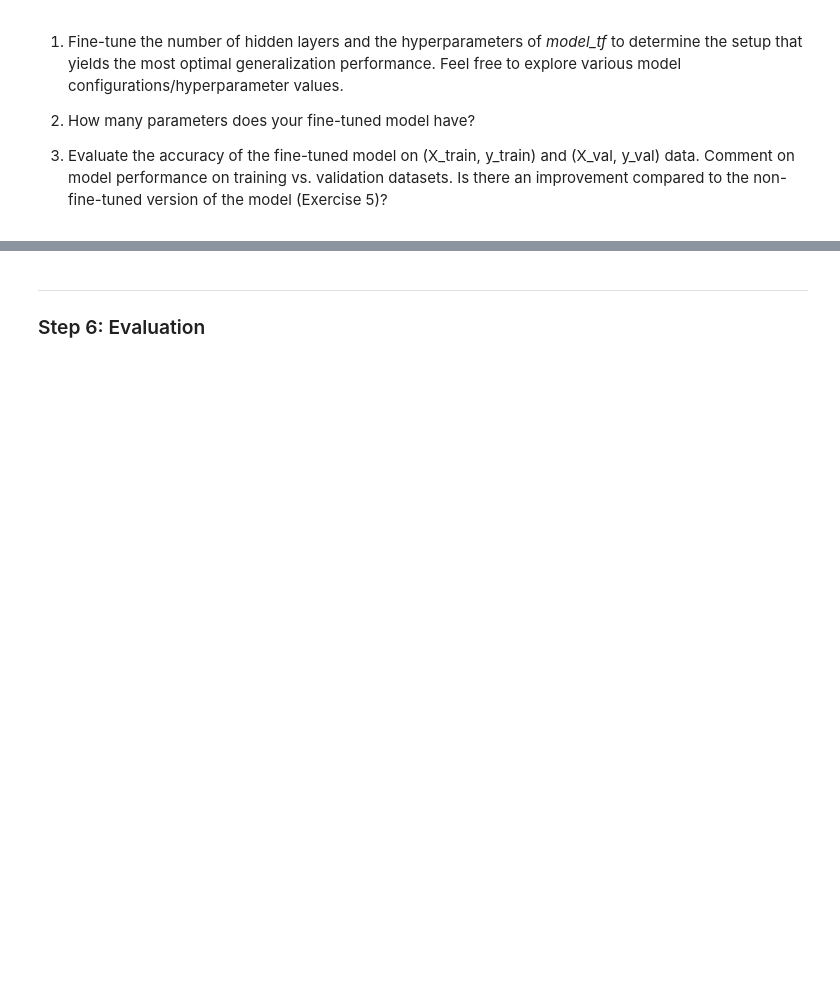
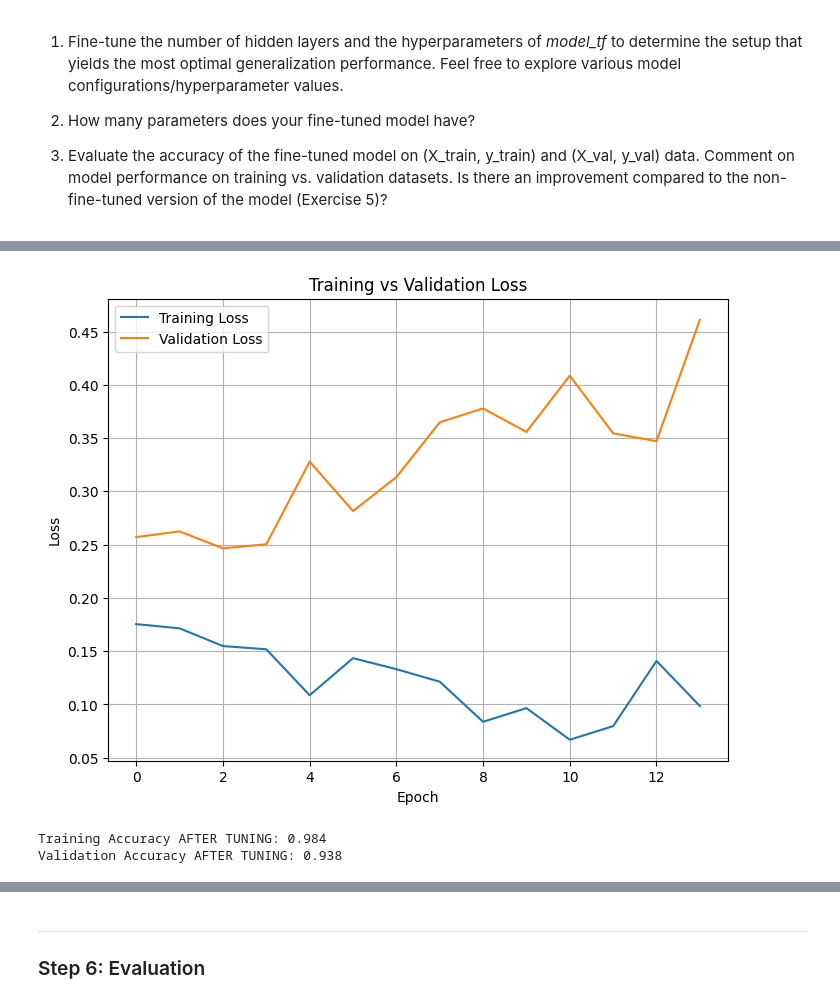
Before and after one commit to dabingougou/207, a Jupyter notebook: week_10/10 CNN.ipynb, the cells around one changed output, grey strips where cells are left out. Cells and saved outputs as stored; diff of their text form; code cells hidden in the pictures; blank space fills up the shorter version.

```diff
--- a/week_10/10 CNN.ipynb
+++ b/week_10/10 CNN.ipynb
@@ -478,0 +648,15 @@ How many parameters does your fine-tuned model have? [YOUR ANSWER HERE]
+# %%
+# Fit the model.
+# Name the results "history_2"
+
+# Set seeds
+tf.random.set_seed(1234)
+np.random.seed(1234)
+
+history_2 = model_tuned.fit(
+    X_train, y_train,
+    validation_data=(X_val, y_val),
+    epochs=20,
+    callbacks=[early_stopping],
+    verbose=1
+)
@@ -478,0 +681,22 @@ How many parameters does your fine-tuned model have? [YOUR ANSWER HERE]
+# %%
+plt.figure(figsize=(8, 6))
+plt.plot(history_2.history['loss'], label='Training Loss')
+plt.plot(history_2.history['val_loss'], label='Validation Loss')
+plt.xlabel('Epoch')
+plt.ylabel('Loss')
+plt.title('Training vs Validation Loss')
+plt.legend()
+plt.grid(True)
+plt.show()
+
+# evaluate the accuracy of model_tf on (X_train, y_train) and (X_val, y_val)
+### YOUR CODE HERE ###
+train_loss, train_acc = model_tuned.evaluate(X_train, y_train, verbose=0)
+val_loss, val_acc = model_tuned.evaluate(X_val, y_val, verbose=0)
+
+print(f"Training Accuracy AFTER TUNING: {train_acc:.3f}")
+print(f"Validation Accuracy AFTER TUNING: {val_acc:.3f}")
+# %% [output]
+[figure, added]
+Training Accuracy AFTER TUNING: 0.984
+Validation Accuracy AFTER TUNING: 0.938
```
Also changed, not shown: parts of 28 cells of this notebook.
